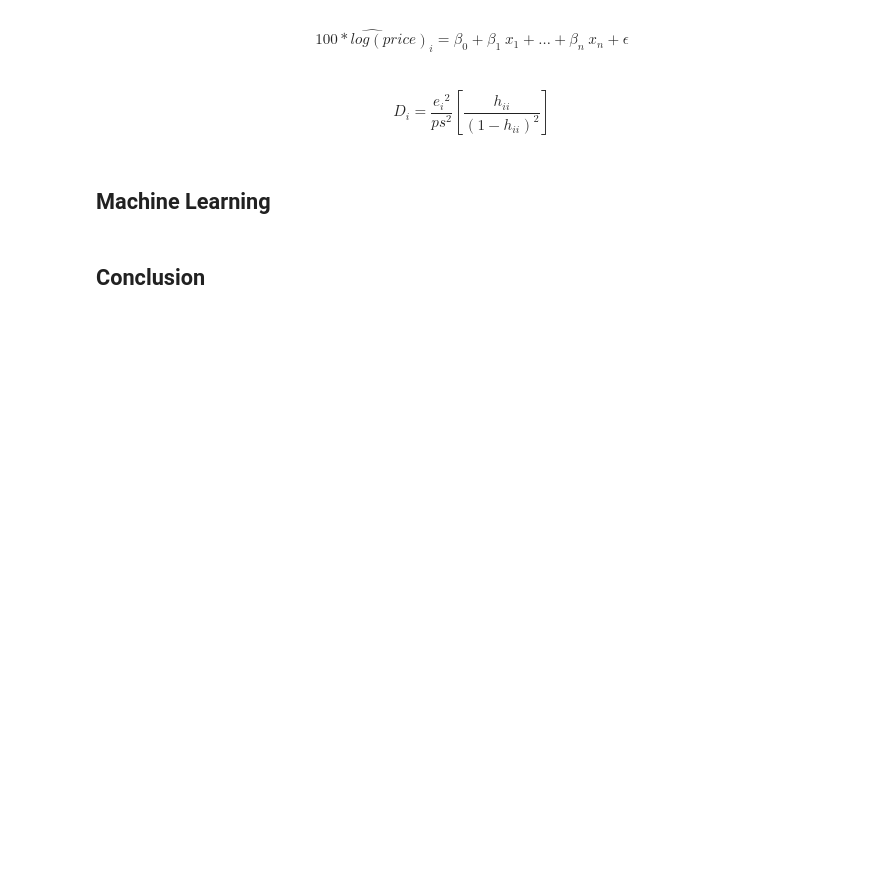
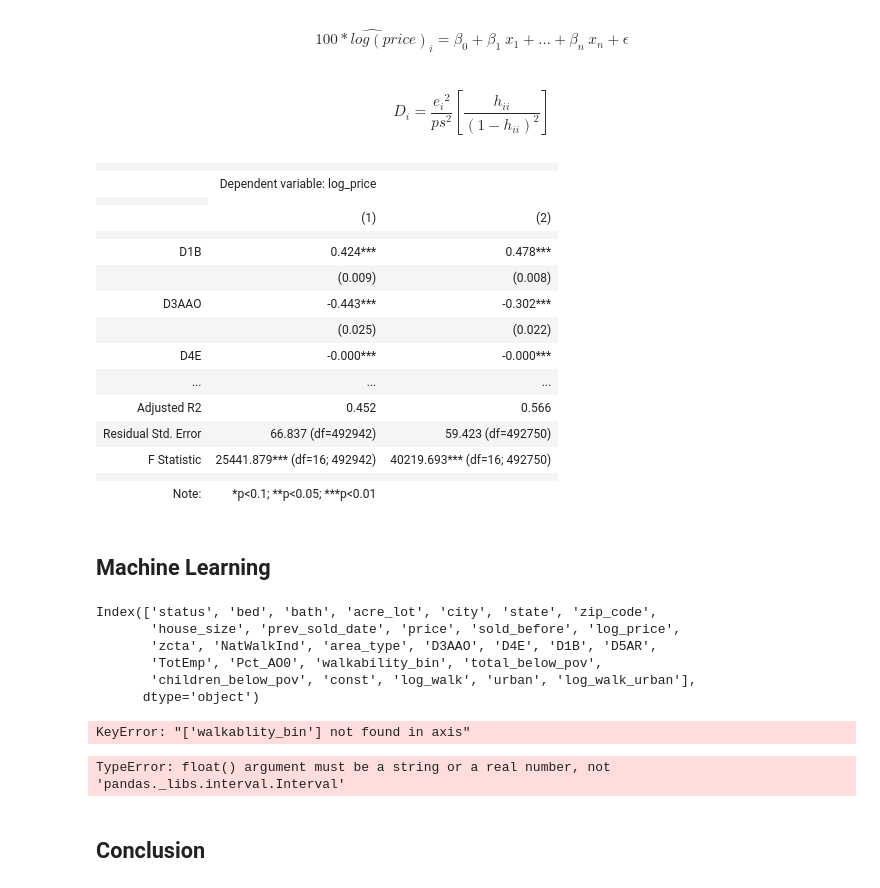
Before and after one commit to ECO225-W2024/project-one-code-S-O-Ahn, a Jupyter notebook: Project 1.ipynb, the cells around one changed output. Drawn from its saved outputs; the diff is of its cells as text; code cells hidden in the pictures; blank space fills up the shorter version.

```diff
--- a/Project 1.ipynb
+++ b/Project 1.ipynb
@@ -863,5 +895,42 @@ $$
 $$
 {D}_i = \frac{{{e}_i}^2 }{{ps}^2}[\frac{{h}_{ii}}{(1-{h}_{ii})^2}]
 $$
+# %%
+x9 = ['const','bed','bath','sold_before','acre_lot','house_size','D3AAO','D4E', 'D1B', 'D5AR', 'TotEmp','Pct_AO0', 'total_below_pov', 'children_below_pov', 'log_walk', 'urban', 'log_walk_urban']
+
+reg9 = sm.OLS(df_data['log_price'] * 100, df_data[x9], missing='drop').fit()
+# %%
+df_cleaned3 = df_data.dropna(subset=['const','bed','bath','sold_before','acre_lot','house_size','D3AAO','D4E', 'D1B', 'D5AR', 'TotEmp','Pct_AO0', 'total_below_pov', 'children_below_pov', 'log_walk', 'urban', 'log_walk_urban'])
+
+influence3 = reg9.get_influence()
+
+cook3 = influence3.cooks_distance
+
+influential_points_3 = df_cleaned3.index[cook3[0] > 4*(np.mean(cook3[0]))]
+
+df_no_cook3 = df_cleaned3.drop(influential_points_3)
+# %%
+reg10 = sm.OLS(df_no_cook3['log_price'] * 100, df_no_cook3[x9], missing='drop').fit()
+# %%
+stargazer3 = Stargazer([reg9,reg10])
+
+stargazer3
+# %% [output]
+|  |  |  |
+|  | Dependent variable: log_price |  |
+|  |
+|  | (1) | (2) |
+|  |  |  |
+| D1B | 0.424*** | 0.478*** |
+|  | (0.009) | (0.008) |
+| D3AAO | -0.443*** | -0.302*** |
+|  | (0.025) | (0.022) |
+| D4E | -0.000*** | -0.000*** |
+| ... | ... | ... |
+| Adjusted R2 | 0.452 | 0.566 |
+| Residual Std. Error | 66.837 (df=492942) | 59.423 (df=492750) |
+| F Statistic | 25441.879*** (df=16; 492942) | 40219.693*** (df=16; 492750) |
+|  |  |  |
+| Note: | *p<0.1; **p<0.05; ***p<0.01 |  |
 # %% [markdown]
 ## Machine Learning
@@ -867,0 +940,20 @@ $$
+# %%
+print(df_data.columns)
+# %% [output]
+Index(['status', 'bed', 'bath', 'acre_lot', 'city', 'state', 'zip_code',
+       'house_size', 'prev_sold_date', 'price', 'sold_before', 'log_price',
+       'zcta', 'NatWalkInd', 'area_type', 'D3AAO', 'D4E', 'D1B', 'D5AR',
+       'TotEmp', 'Pct_AO0', 'walkability_bin', 'total_below_pov',
+       'children_below_pov', 'const', 'log_walk', 'urban', 'log_walk_urban'],
+      dtype='object')
+# %%
+X = df_data.drop(columns=['price','log_price','prev_sold_date','area_type','status','city','state','walkablity_bin'])
+for column in X:
+    X[column] = X[column].astype('float')
+y = df_data['log_price']
+# %% [output]
+KeyError: "['walkablity_bin'] not found in axis"
+# %%
+tree_1 = tree.DecisionTreeRegressor(max_depth=3).fit(X,y)
+# %% [output]
+TypeError: float() argument must be a string or a real number, not 'pandas._libs.interval.Interval'
```
Also changed, not shown: parts of 14 cells of this notebook.
